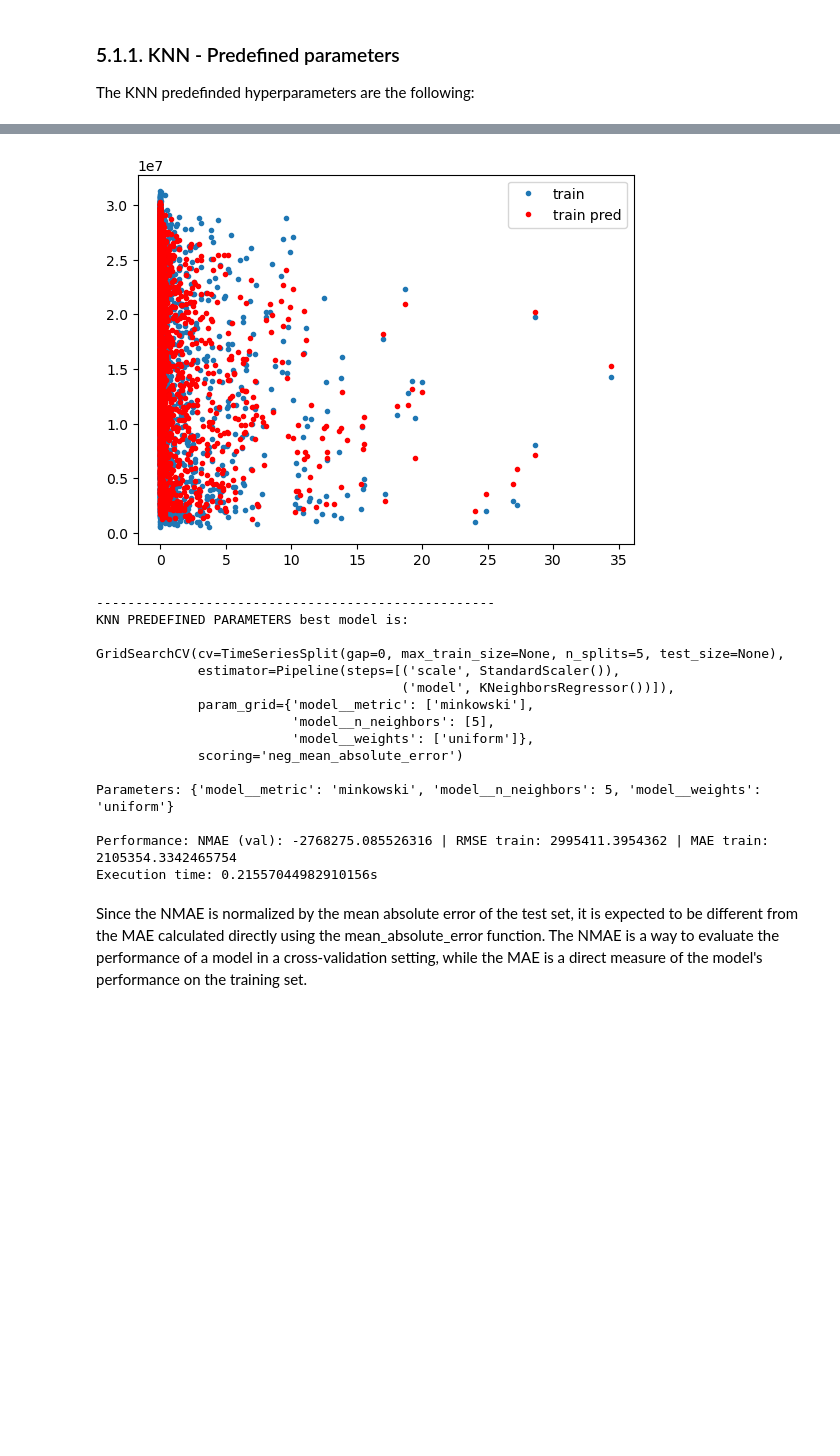
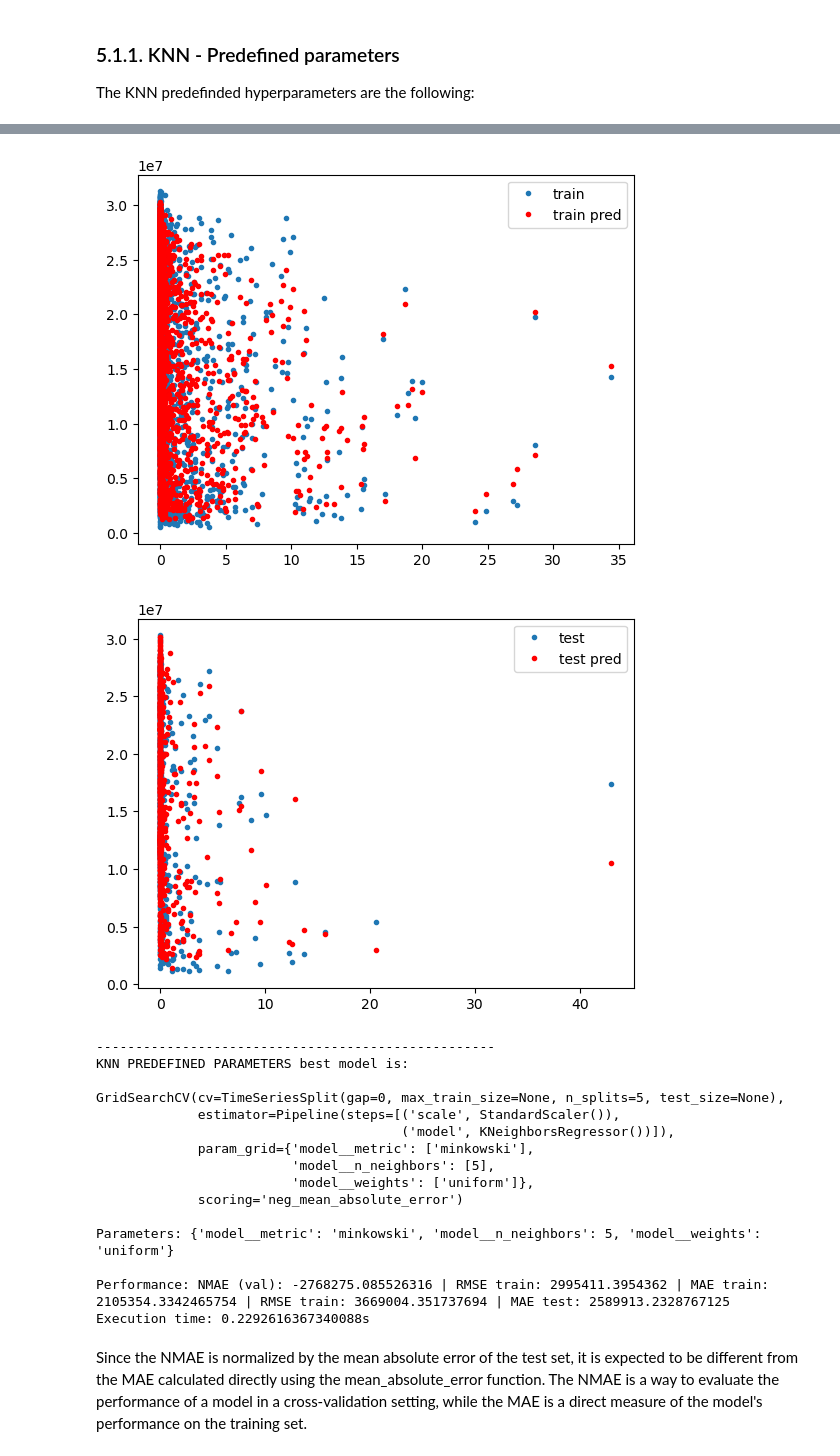
Before and after one commit to carlosiborra/AMS-2013-2014-Solar-Energy-Prediction-Contest, a Jupyter notebook: code/model.ipynb, the cells around one changed output, grey strips where cells are left out. Drawn from its saved outputs; the diff is of its cells as text; code cells hidden in the pictures; blank space fills up the shorter version.

```diff
--- a/code/model.ipynb
+++ b/code/model.ipynb
@@ -568,26 +567,20 @@ def train_and_test(model, score, X_train, y_train, X_test = np.empty, y_test = n
 # %% [markdown]
 ## 4.3. Print model results
 # %%
-def print_results(name, model, scoring, score, time, test=False):
+def print_results(name, model, scoring, score, time):
     print("---------------------------------------------------")
     print(f"{name} best model is:\n\n{model}")
     print("\nParameters:", model.best_params_)
-    if test:
-        print(
-            f"\nPerformance: NMAE (val): {scoring}",
-            f"RMSE train: {score[0]}",
-            f"MAE train: {score[1]}",
-            f"RMSE train: {score[2]}",
-            f"MAE test: {score[3]}",
-            sep=" | ",
-        )
-    else:
-        print(
-            f"\nPerformance: NMAE (val): {scoring}",
-            f"RMSE train: {score[0]}",
-            f"MAE train: {score[1]}",
-            sep=" | ",
-        )
+
+    print(
+        f"\nPerformance: NMAE (val): {scoring}",
+        f"RMSE train: {score[0]}",
+        f"MAE train: {score[1]}",
+        f"RMSE train: {score[2]}",
+        f"MAE test: {score[3]}",
+        sep=" | ",
+    )
+
     print(f"Execution time: {time}s")
 # %% [markdown]
 ---
@@ -639,13 +632,8 @@ end_time = time.time()
 
 total_time = end_time - start_time
 
-# Obtain MAE and RMSE
-# print(-model.best_score_)
-# print(mean_absolute_error(y_train, model.predict(X_train)))
-# print(mean_squared_error(y_train, model.predict(X_train), squared=False))
-
 score = train_and_test(
-    model.best_estimator_, model.best_score_, X_train, y_train
+    model.best_estimator_, model.best_score_, X_train, y_train, X_test, y_test
 )
 
 results["KNN_pred"] = score
@@ -659,4 +648,5 @@ RMSE train: 2995411.40  MAE train: 2105354.33
 [figure]
+[figure, added]
 ---------------------------------------------------
 KNN PREDEFINED PARAMETERS best model is:
 
@@ -670,8 +660,8 @@ GridSearchCV(cv=TimeSeriesSplit(gap=0, max_train_size=None, n_splits=5, test_siz
 
 Parameters: {'model__metric': 'minkowski', 'model__n_neighbors': 5, 'model__weights': 'uniform'}
 
-Performance: NMAE (val): -2768275.085526316 | RMSE train: 2995411.3954362 | MAE train: 2105354.3342465754
-Execution time: 0.21557044982910156s
+Performance: NMAE (val): -2768275.085526316 | RMSE train: 2995411.3954362 | MAE train: 2105354.3342465754 | RMSE train: 3669004.351737694 | MAE test: 2589913.2328767125
+Execution time: 0.2292616367340088s
 # %% [markdown]
 Since the NMAE is normalized by the mean absolute error of the test set, it is expected to be different from the MAE calculated directly using the mean_absolute_error function. The NMAE is a way to evaluate the performance of a model in a cross-validation setting, while the MAE is a direct measure of the model's performance on the training set.
 # %% [markdown]
```
Also changed, not shown: parts of 15 cells of this notebook, 4 other files.
